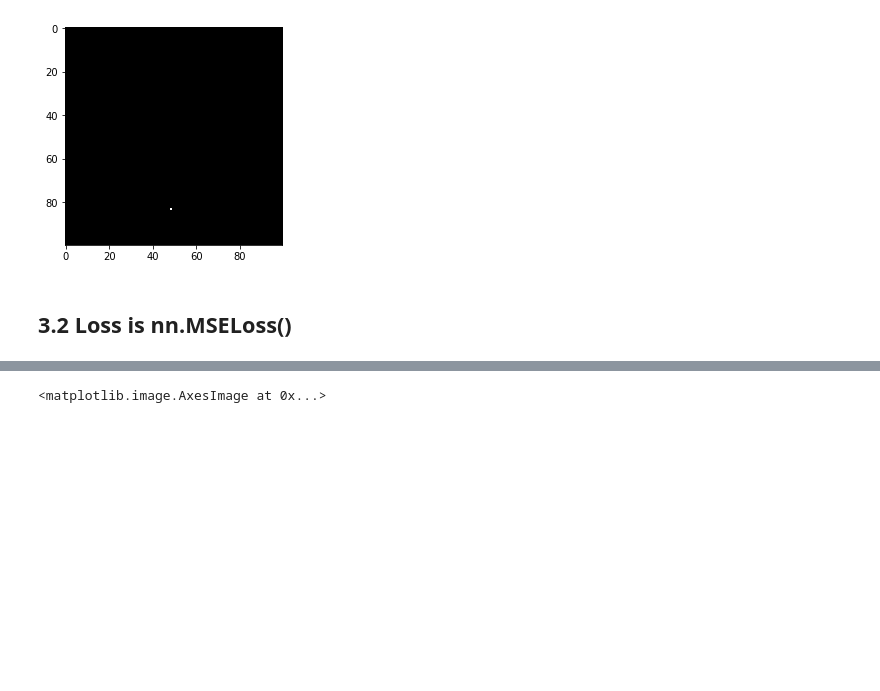
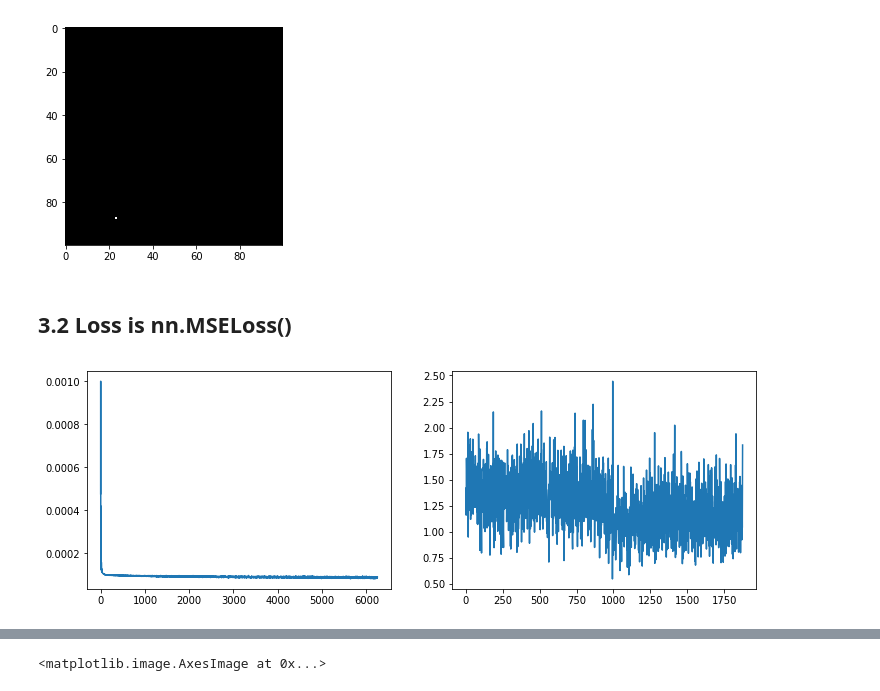
Before and after one commit to caitaozhan/deeplearning-localization, a Jupyter notebook: CNN-label.ipynb, the cells around one changed output, grey strips where cells are left out. Drawn from its saved outputs; the diff is of its cells as text; code cells hidden in the pictures; blank space fills up the shorter version.

```diff
--- a/CNN-label.ipynb
+++ b/CNN-label.ipynb
@@ -407,22 +447,53 @@ criterion = nn.MSELoss()  # criterion is the loss function
 # %%
-num_epochs = 2
+# segmentation problem
+
+net2 = Net2()
+
+device    = torch.device('cuda')
+model     = net2.to(device)
+optimizer = optim.Adam(model.parameters(), lr=0.001)
+criterion = nn.MSELoss()  # criterion is the loss function
+
+num_epochs    = 2
 train_losses = []
-valid_accs = []
+test_errors  = []
 best_acc = 0
-PATH = '/best_model_{}.pt'
-print_every = 200
+print_every = 500
 
 for epoch in range(num_epochs):
     print(f'epoch = {epoch}')
+    model.train()
     for t, sample in enumerate(sensor_input_dataloader):
-        model.train()
         X = sample['matrix'].to(device)
         y = sample['label'].to(device)
         pred = model(X)
         loss = criterion(pred, y)
         optimizer.zero_grad()
         loss.backward()
         optimizer.step()
+        train_losses.append(loss.item())
         if t % print_every == 0:
             print(f't = {t}, loss = {loss.item()}')
+
+    model.eval()
+
+    for t, sample in enumerate(sensor_input_test_dataloader):
+        X = sample['matrix'].to(device)
+        y = sample['label'].to(device)
+        pred = model(X)
+        pred = pred.data.cpu()
+        y = y.data.cpu()
+        test_errors.append(Metrics.localization_error_image(pred, y, Default.grid_length))
+
+    clear_output(True)
+    plt.figure(figsize=(12, 4))
+    plt.subplot(121)
+    plt.plot(train_losses)
+    plt.subplot(122)
+    plt.plot(test_errors)
+    plt.show()
+
+print('mean =', np.mean(test_errors))
+print('std  =', np.std(test_errors))
 # %% [output]
+[figure, added]
```
Also changed, not shown: parts of 9 cells of this notebook, 5 other files.
